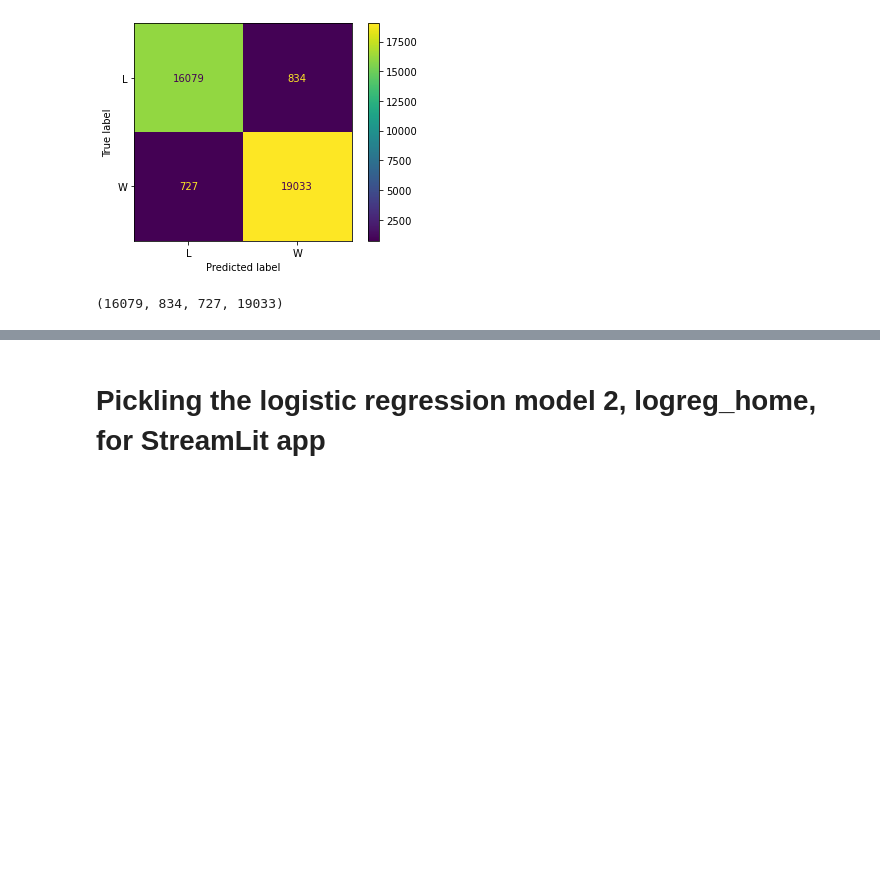
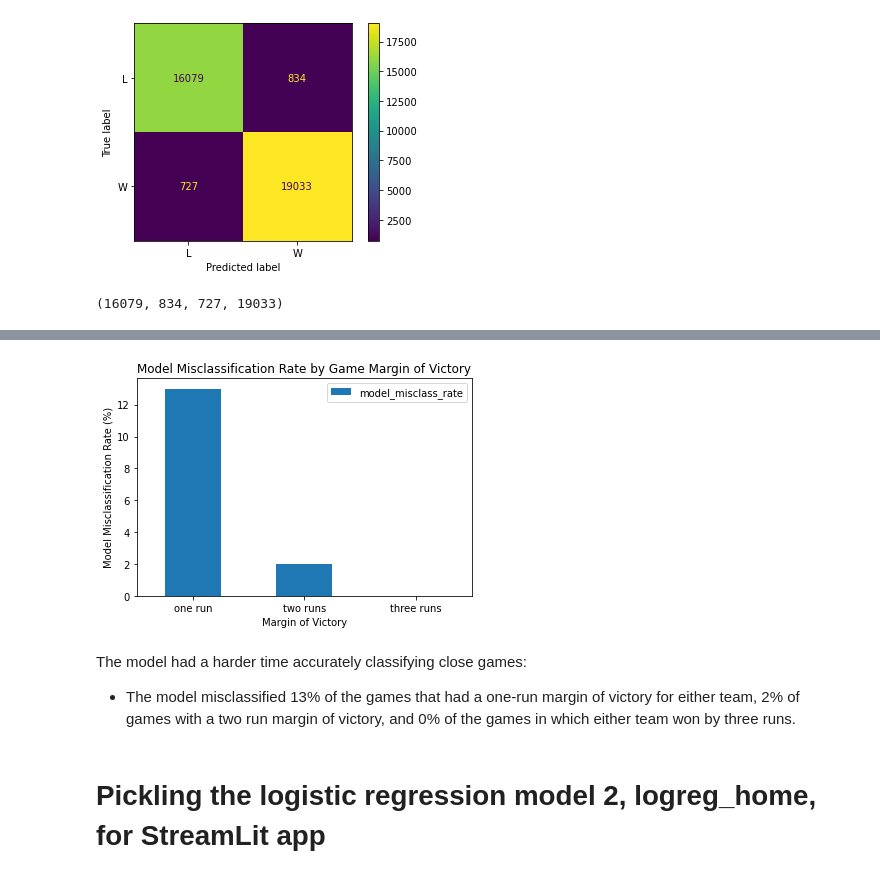
Before and after one commit to dw943893/baseball_predictor, a Jupyter notebook: CAP_Modeling.ipynb, the cells around one changed output, grey strips where cells are left out. Drawn from its saved outputs; the diff is of its cells as text; code cells hidden in the pictures; blank space fills up the shorter version.

Commit message:
capstone

```diff
--- a/CAP_Modeling.ipynb
+++ b/CAP_Modeling.ipynb
@@ -405,3 +556,23 @@ Accuracy is 0.9574346249284215
+# %%
+c = round(c*100)
+# %%
+misclass_rate = [a, b, c]
+# %%
+df = pd.DataFrame(misclass_rate, columns = ["model_misclass_rate"])
+# %%
+df.index = ["one run", "two runs", "three runs"]
+# %%
+df.plot(kind = "bar");
+plt.xlabel("Margin of Victory")
+plt.ylabel("Model Misclassification Rate (%)")
+plt.xticks(rotation = "horizontal")
+plt.title("Model Misclassification Rate by Game Margin of Victory");
+plt.savefig("../capstone/images/misclass_rate_by_game_marg_victory.png")
+# %% [output]
+[figure, added]
+# %% [markdown]
+The model had a harder time accurately classifying close games:
+- The model misclassified 13% of the games that had a one-run margin of victory for either team, 2% of games with a two run margin of victory, and 0% of the games in which either team won by three runs.
 # %% [markdown]
 # Pickling the logistic regression model 2, logreg_home, for StreamLit app
 # %%
```
Also changed, not shown: parts of 43 cells of this notebook, 2 other files.
